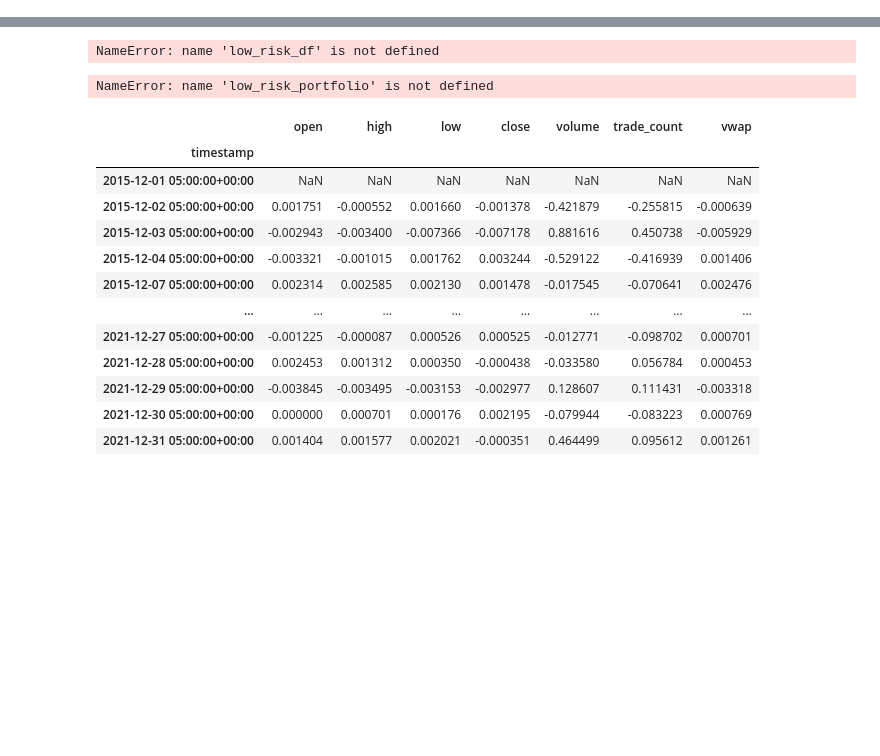
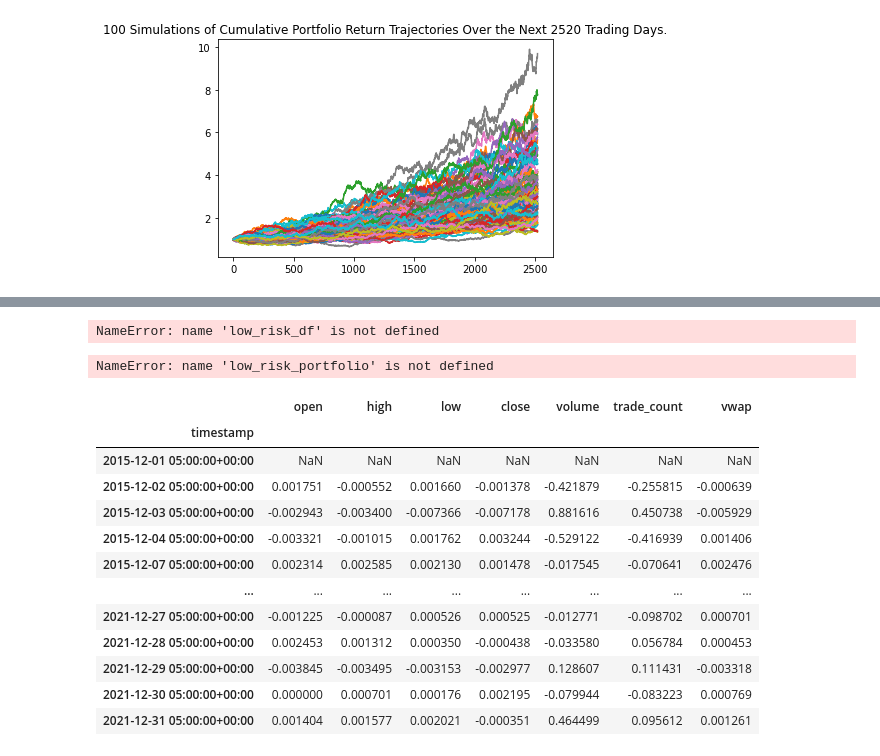
Before and after one commit to dhut1621/Project-1, a Jupyter notebook: Ryan's_Project_1.ipynb, the cells around one changed output, grey strips where cells are left out. Drawn from its saved outputs; the diff is of its cells as text; code cells hidden in the pictures; blank space fills up the shorter version.

```diff
--- a/Ryan's_Project_1.ipynb
+++ b/Ryan's_Project_1.ipynb
@@ -109,3 +132,7 @@ NameError: name 'MCSimulation' is not defined
+# %%
+higher_risk_mc_sim = higher_risk_df.plot_simulation()
+# %% [output]
+[figure, added]
 # %%
 higher_risk_df.portfolio_data.head()
 # %% [output]
```
Also changed, not shown: parts of 18 cells of this notebook.
